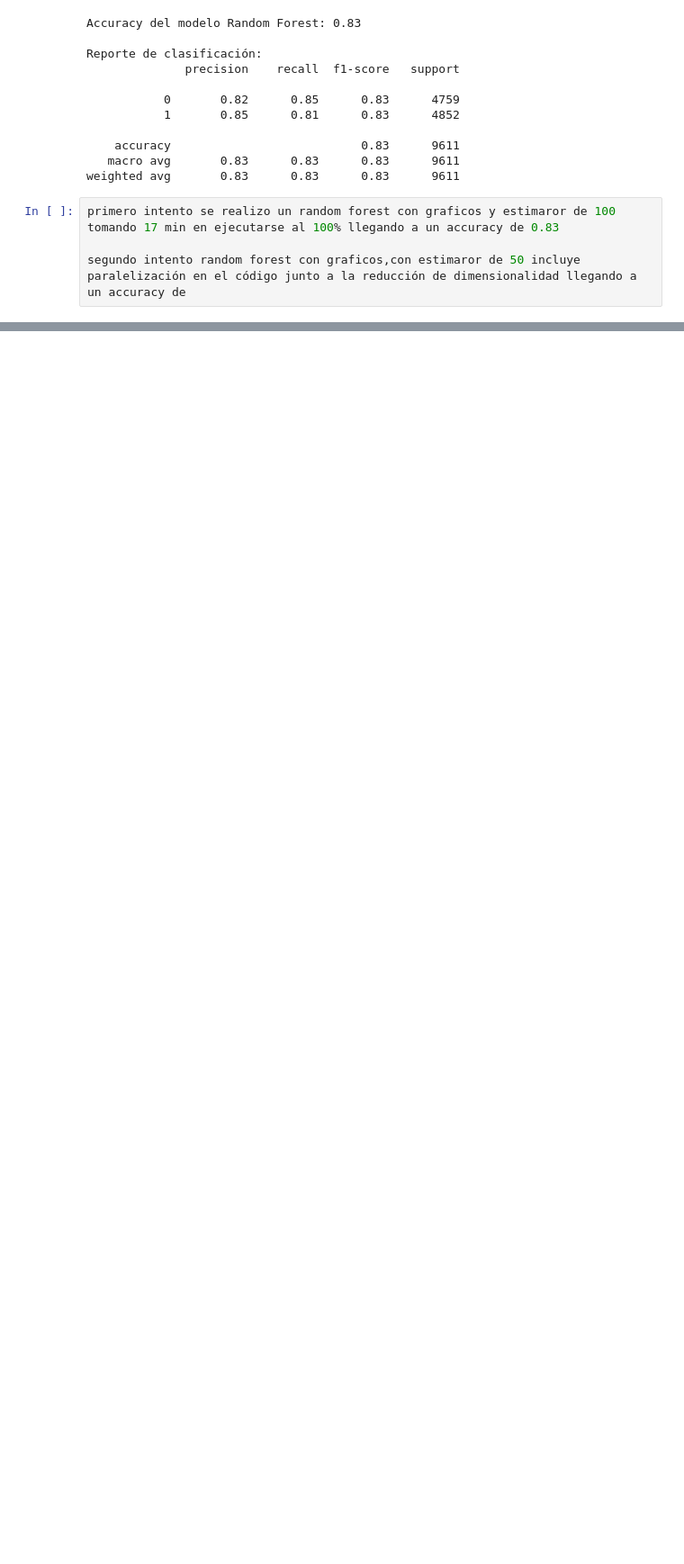
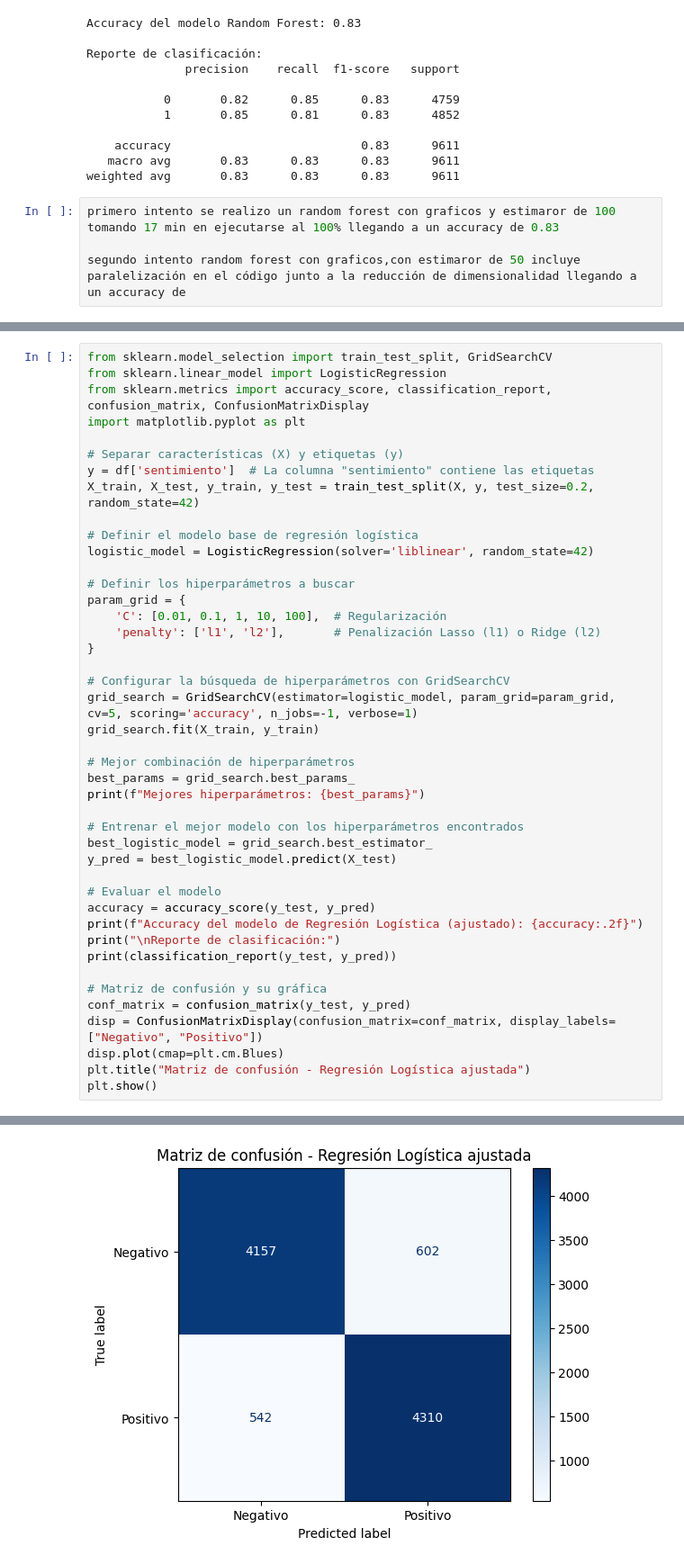
Before and after one commit to Paula3228/Proyecto-Final-Version1, a Jupyter notebook: src/explore.ipynb, the cells around one changed output, grey strips where cells are left out. Shown: that part at 90% size. Cells and saved outputs as stored; diff of their text form; blank space fills up the shorter version.

```diff
--- a/src/explore.ipynb
+++ b/src/explore.ipynb
@@ -415,0 +474,44 @@ NameError: name 'df' is not defined
+# %%
+from sklearn.model_selection import train_test_split, GridSearchCV
+from sklearn.linear_model import LogisticRegression
+from sklearn.metrics import accuracy_score, classification_report, confusion_matrix, ConfusionMatrixDisplay
+import matplotlib.pyplot as plt
+
+# Separar características (X) y etiquetas (y)
+y = df['sentimiento']  # La columna "sentimiento" contiene las etiquetas
+X_train, X_test, y_train, y_test = train_test_split(X, y, test_size=0.2, random_state=42)
+
+# Definir el modelo base de regresión logística
+logistic_model = LogisticRegression(solver='liblinear', random_state=42)
+
+# Definir los hiperparámetros a buscar
+param_grid = {
+    'C': [0.01, 0.1, 1, 10, 100],  # Regularización
+    'penalty': ['l1', 'l2'],       # Penalización Lasso (l1) o Ridge (l2)
+}
+
+# Configurar la búsqueda de hiperparámetros con GridSearchCV
+grid_search = GridSearchCV(estimator=logistic_model, param_grid=param_grid, cv=5, scoring='accuracy', n_jobs=-1, verbose=1)
+grid_search.fit(X_train, y_train)
+
+# Mejor combinación de hiperparámetros
+best_params = grid_search.best_params_
+print(f"Mejores hiperparámetros: {best_params}")
+
+# Entrenar el mejor modelo con los hiperparámetros encontrados
+best_logistic_model = grid_search.best_estimator_
+y_pred = best_logistic_model.predict(X_test)
+
+# Evaluar el modelo
+accuracy = accuracy_score(y_test, y_pred)
+print(f"Accuracy del modelo de Regresión Logística (ajustado): {accuracy:.2f}")
+print("\nReporte de clasificación:")
+print(classification_report(y_test, y_pred))
+
+# Matriz de confusión y su gráfica
+conf_matrix = confusion_matrix(y_test, y_pred)
+disp = ConfusionMatrixDisplay(confusion_matrix=conf_matrix, display_labels=["Negativo", "Positivo"])
+disp.plot(cmap=plt.cm.Blues)
+plt.title("Matriz de confusión - Regresión Logística ajustada")
+plt.show()
+# %% [output]
@@ -415,0 +531 @@ NameError: name 'df' is not defined
+[figure, added]
```
Also changed, not shown: parts of 9 cells of this notebook.
